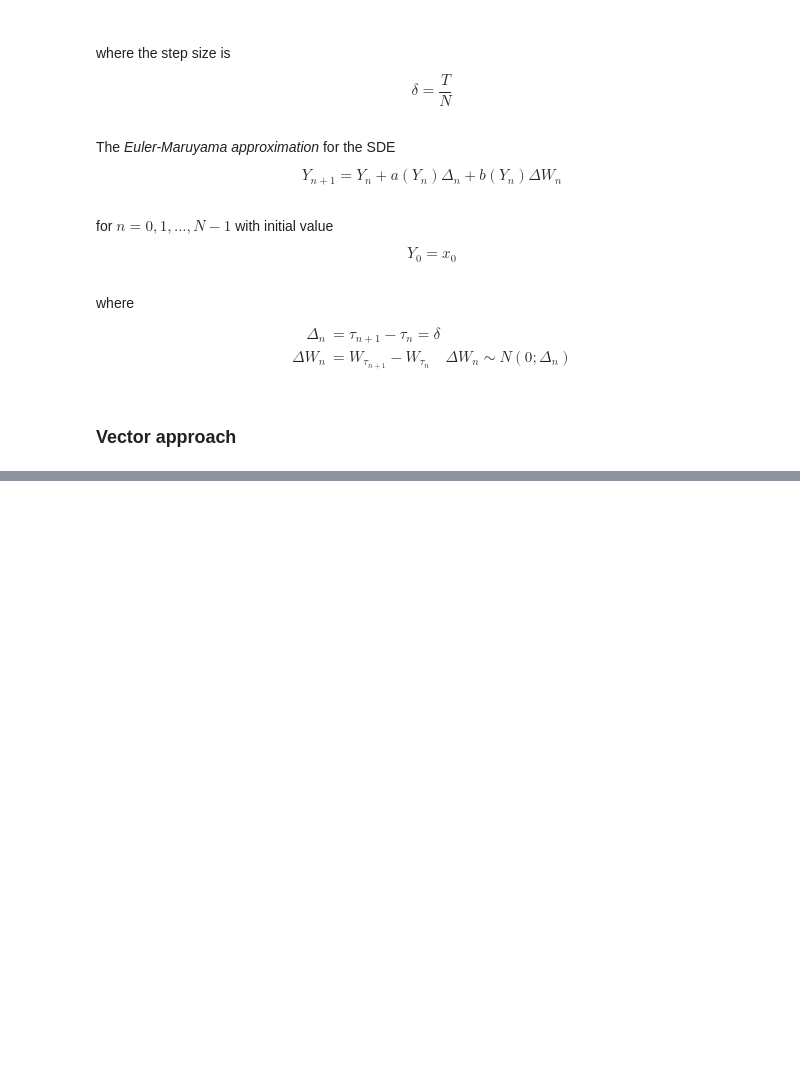
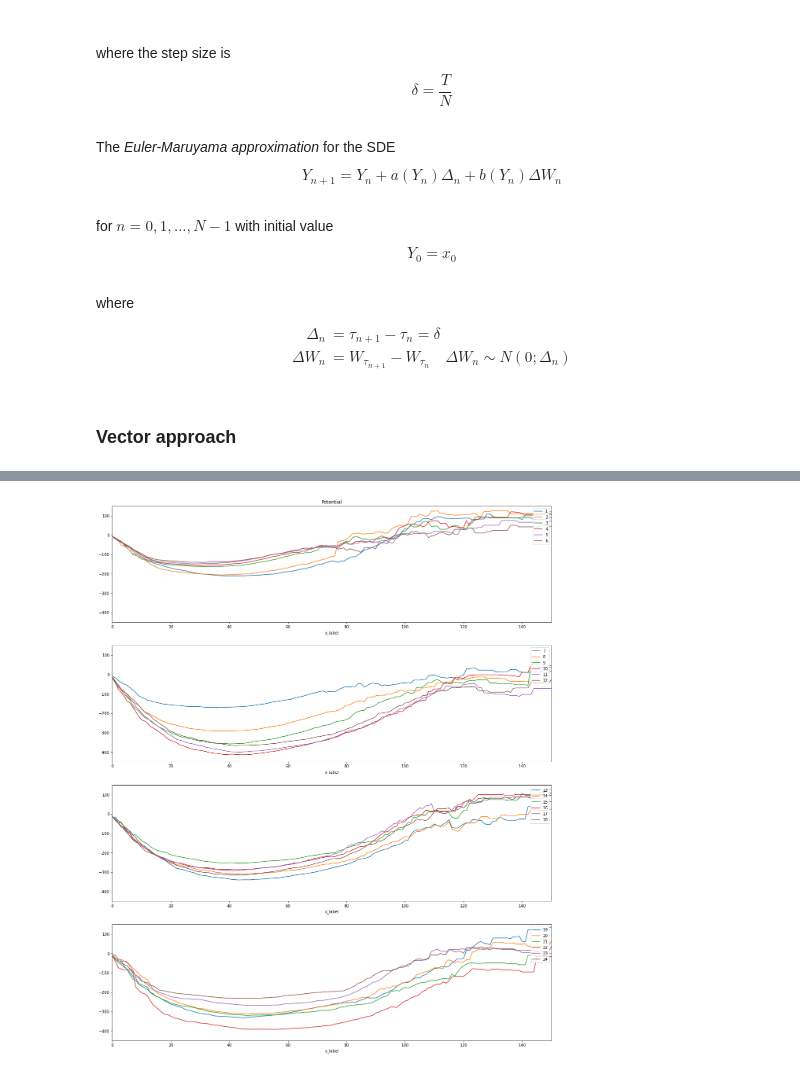
Before and after one commit to NonoMalpi/electricity, a Jupyter notebook: notebooks/Potenciala.ipynb, the cells around one changed output, grey strips where cells are left out. Drawn from its saved outputs; the diff is of its cells as text; code cells hidden in the pictures; blank space fills up the shorter version.

```diff
--- a/notebooks/Potenciala.ipynb
+++ b/notebooks/Potenciala.ipynb
@@ -194,0 +213,13 @@ s = VectorTimeSeries(df=df, signal_name="spain", bucket_method=BucketMethod.Roun
+# %%
+m = 6
+n = int(24/m)
+fig, ax = plt.subplots(n, 1, figsize=(20, 25))
+for i in range(n):
+    s.potential_hour_x.loc[i*m+1:(i+1)*m].T.plot(ax=ax[i])
+    ax[i].legend(loc=1)
+    ax[i].set_xlim(0, 150)
+    ax[i].set_ylim(-450, 150)
+ax[0].set_title("Potential")
+fig.show()
+# %% [output]
+[figure, added]
```
Also changed, not shown: parts of 21 cells of this notebook, 3 other files.
